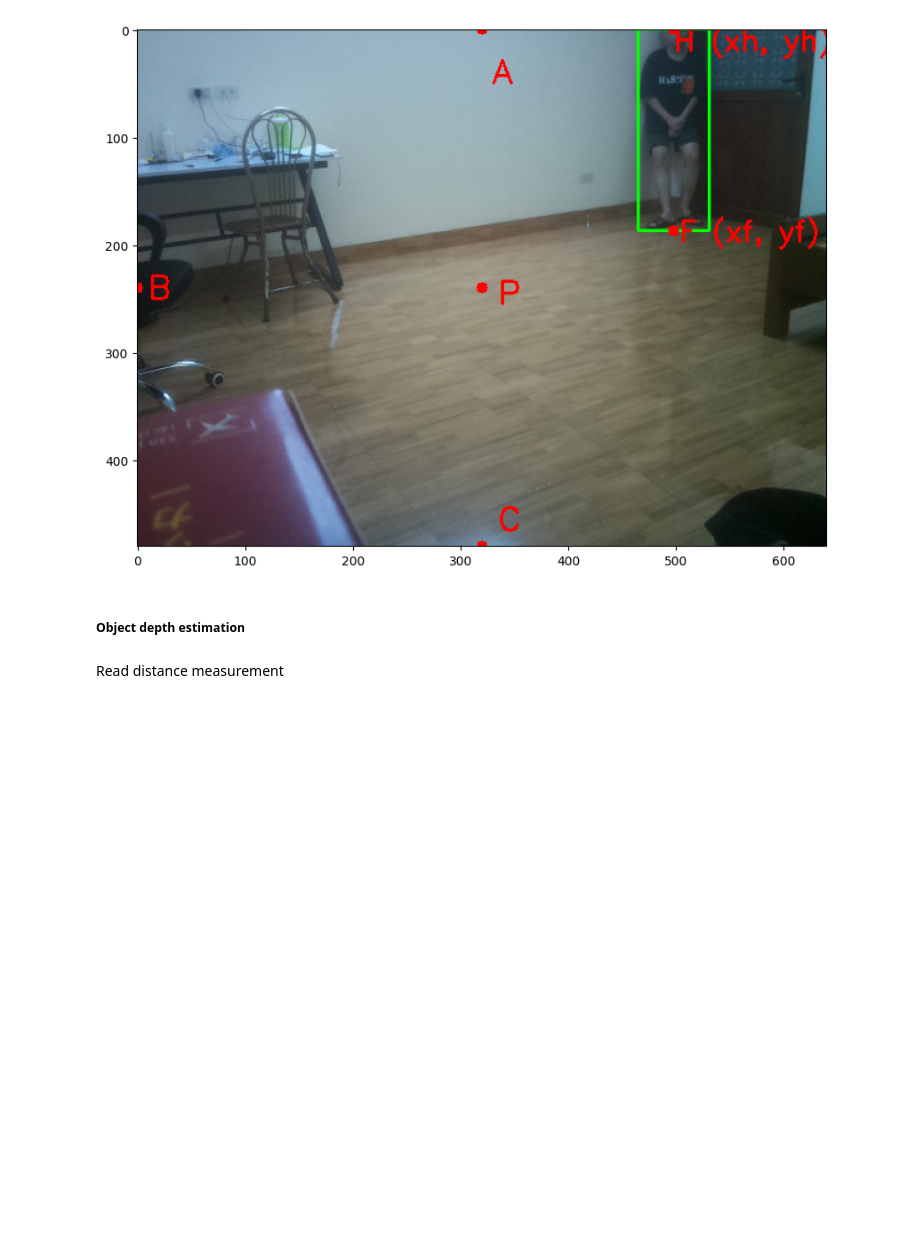
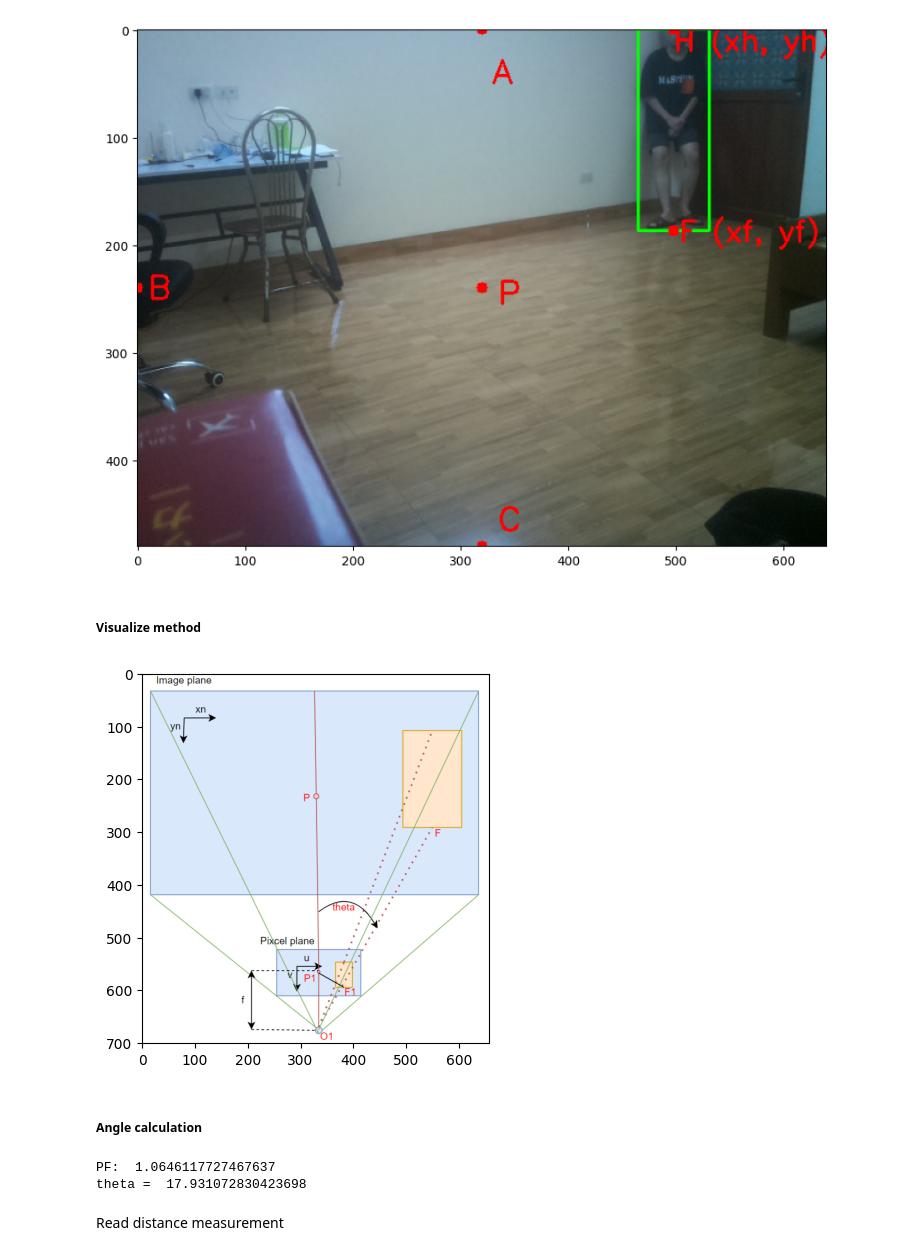
Before and after one commit to nhchung11/Distance-estimation-based-on-one-camera, a Jupyter notebook: Distance.ipynb, the cells around one changed output. Cells and saved outputs as stored; diff of their text form; code cells hidden in the pictures; blank space fills up the shorter version.

Commit message:
add visualize

```diff
--- a/Distance.ipynb
+++ b/Distance.ipynb
@@ -106,8 +121,27 @@ plt.imshow(cv2.cvtColor(img, cv2.COLOR_BGR2RGB))
 plt.show()
 # %% [output]
 [figure]
-# %% [markdown]
-##### Object depth estimation
+# %% [markdown]
+##### Visualize method
+# %%
+visualize_img1 = cv2.imread(r'D:\python\Distance_measurement\visualize1.png')
+# Display the image
+plt.imshow(cv2.cvtColor(visualize_img1, cv2.COLOR_BGR2RGB))
+plt.show()
+# %% [output]
+[figure, added]
+# %% [markdown]
+##### Angle calculation
+# %%
+PFx = (F[0] - P[0])*pixcel_w
+PFy = (F[1] - P[1])*pixcel_h
+PF = math.sqrt(PFx**2 + PFy**2)
+print("PF: ", PF)
+theta = math.degrees(math.atan(PF/f))
+print("theta = " , theta)
+# %% [output]
+PF:  1.0646117727467637
+theta =  17.931072830423698
 # %% [markdown]
 Read distance measurement
 # %%
```
Also changed, not shown: parts of 20 cells of this notebook, 2 other files.
